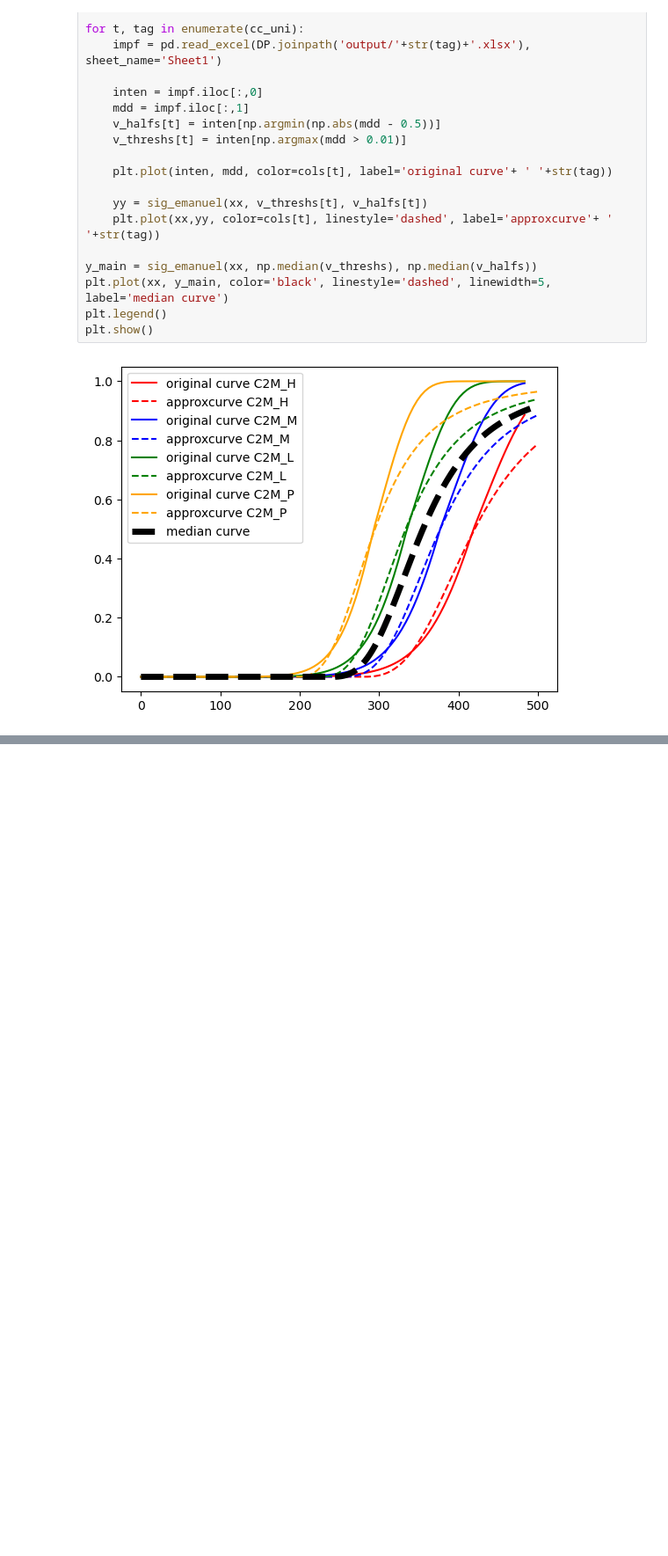
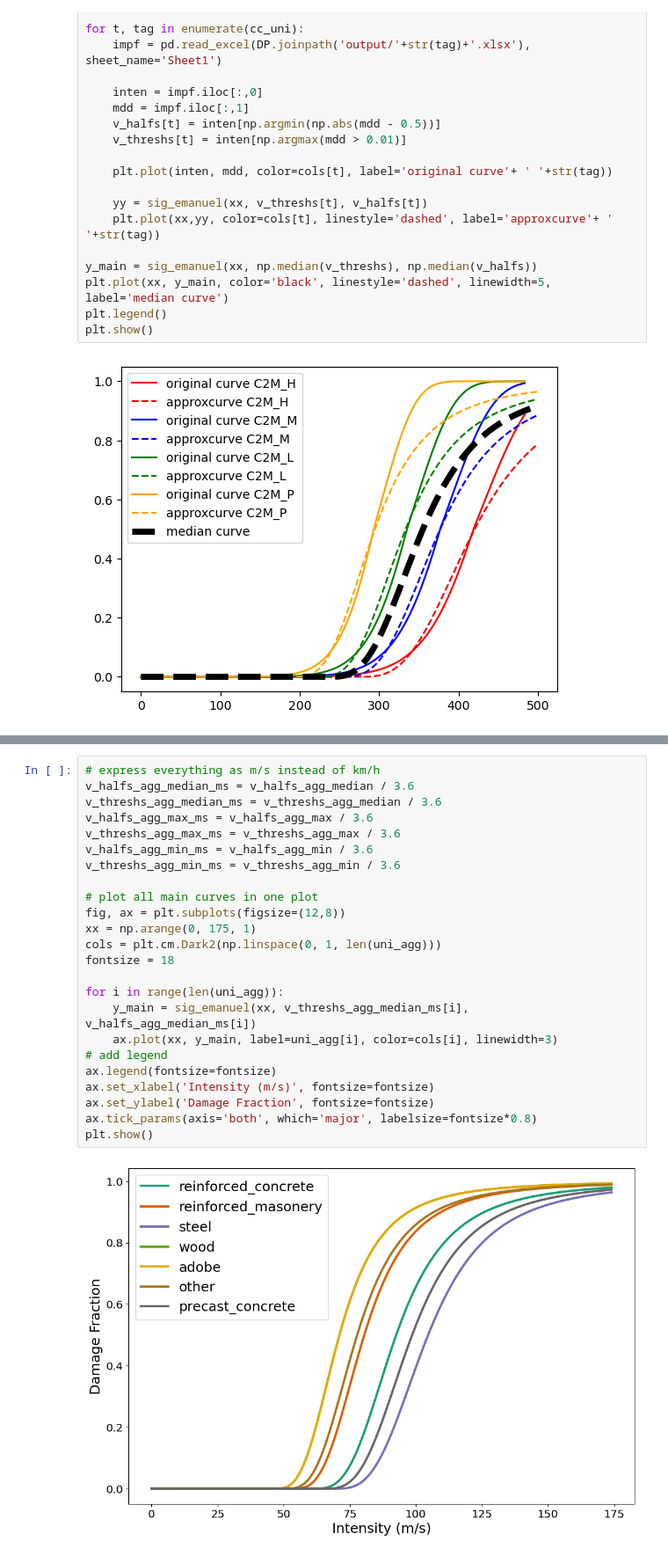
Before and after one commit to Evelyn-M/global-displacement-risk, a Jupyter notebook: doc/TC_vulnerability_funcs.ipynb, the cells around one changed output, grey strips where cells are left out. Shown: that part at 88% size. Saved outputs shown, nothing was run; the diff lists cells and outputs as text; blank space fills up the shorter version.

```diff
--- a/doc/TC_vulnerability_funcs.ipynb
+++ b/doc/TC_vulnerability_funcs.ipynb
@@ -56,0 +115,26 @@ plt.show()
+# %%
+# express everything as m/s instead of km/h
+v_halfs_agg_median_ms = v_halfs_agg_median / 3.6
+v_threshs_agg_median_ms = v_threshs_agg_median / 3.6
+v_halfs_agg_max_ms = v_halfs_agg_max / 3.6
+v_threshs_agg_max_ms = v_threshs_agg_max / 3.6
+v_halfs_agg_min_ms = v_halfs_agg_min / 3.6
+v_threshs_agg_min_ms = v_threshs_agg_min / 3.6
+
+# plot all main curves in one plot
+fig, ax = plt.subplots(figsize=(12,8))
+xx = np.arange(0, 175, 1)
+cols = plt.cm.Dark2(np.linspace(0, 1, len(uni_agg)))
+fontsize = 18
+
+for i in range(len(uni_agg)):
+    y_main = sig_emanuel(xx, v_threshs_agg_median_ms[i], v_halfs_agg_median_ms[i])
+    ax.plot(xx, y_main, label=uni_agg[i], color=cols[i], linewidth=3)
+# add legend
+ax.legend(fontsize=fontsize)
+ax.set_xlabel('Intensity (m/s)', fontsize=fontsize)
+ax.set_ylabel('Damage Fraction', fontsize=fontsize)
+ax.tick_params(axis='both', which='major', labelsize=fontsize*0.8)
+plt.show()
+# %% [output]
+[figure, added]
```
Also changed, not shown: parts of 2 cells of this notebook.
